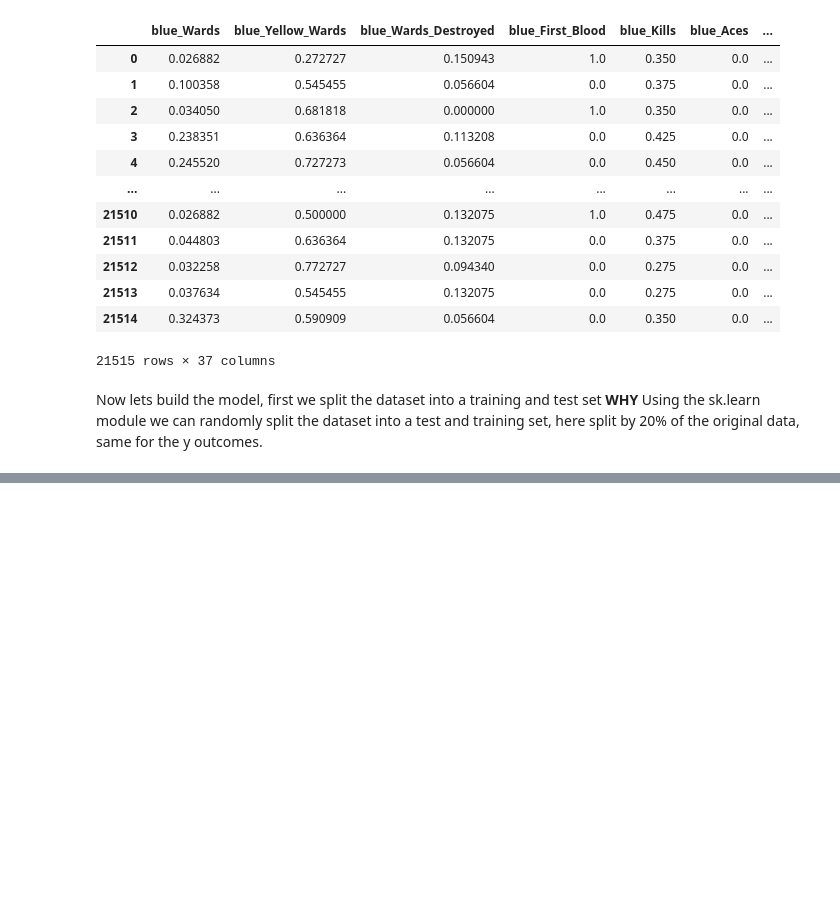
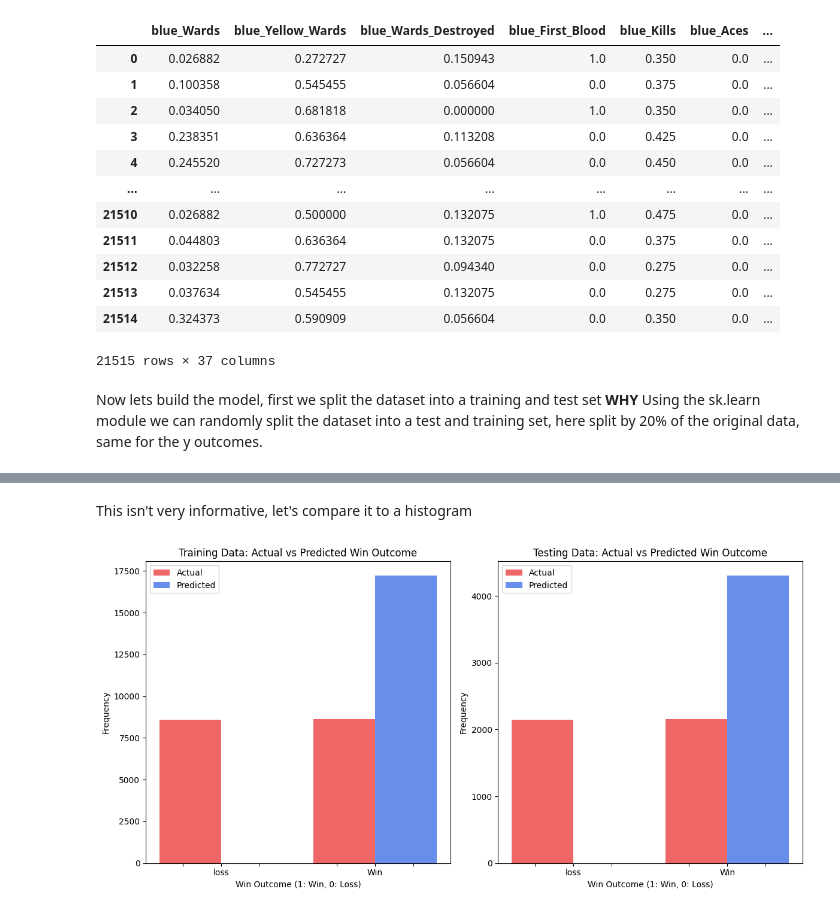
Before and after one commit to MantisShrimp2/Machine-Learning-for-Astro, a Jupyter notebook: Mini Project/ML_miniproject.ipynb, the cells around one changed output, grey strips where cells are left out. Drawn from its saved outputs; the diff is of its cells as text; code cells hidden in the pictures; blank space fills up the shorter version.

```diff
--- a/Mini Project/ML_miniproject.ipynb
+++ b/Mini Project/ML_miniproject.ipynb
@@ -298,0 +428,45 @@ Accuracy :  {49.86637229839646} %
+# %% [markdown]
+This isn't very informative, let's compare it to a histogram
+# %%
+#Asked Chatgpt for the plotting template
+model.eval()
+with torch.no_grad():
+    # Predictions for training data
+    train_inputs = X_train
+    train_outputs = model(train_inputs)
+    train_predicted = (train_outputs.squeeze())
+
+    # Predictions for testing data
+    test_inputs = X_test
+    test_outputs = model(test_inputs)
+    test_predicted = (test_outputs.squeeze())
+
+
+
+
+
+# Plotting histograms
+plt.figure(figsize=(12, 6))
+
+# Plot training data
+plt.subplot(1, 2, 1)
+plt.hist([y_train, train_predicted.numpy()], bins=[-0.5, 0.5, 1.5], label=['Actual', 'Predicted'], color=['xkcd:red', 'xkcd:blue',], alpha=0.6)
+plt.xlabel('Win Outcome (1: Win, 0: Loss)')
+plt.xticks([-0.25,0,0.25, 0.75, 1,1.25], ['','loss','', '','Win',''], rotation=0)
+plt.ylabel('Frequency')
+plt.title('Training Data: Actual vs Predicted Win Outcome')
+plt.legend()
+
+# Plot testing data
+plt.subplot(1, 2, 2)
+plt.hist([y_test, test_predicted.numpy()], bins=[-0.5, 0.5, 1.5], label=['Actual', 'Predicted'], color=['xkcd:red', 'xkcd:blue',], alpha=0.6)
+plt.xticks([-0.25,0,0.25, 0.75, 1,1.25], ['','loss','', '','Win',''], rotation=0)
+plt.xlabel('Win Outcome (1: Win, 0: Loss)')
+plt.ylabel('Frequency')
+plt.title('Testing Data: Actual vs Predicted Win Outcome')
+plt.legend()
+
+plt.tight_layout()
+plt.show()
+# %% [output]
+[figure, added]
```
Also changed, not shown: parts of 21 cells of this notebook.
